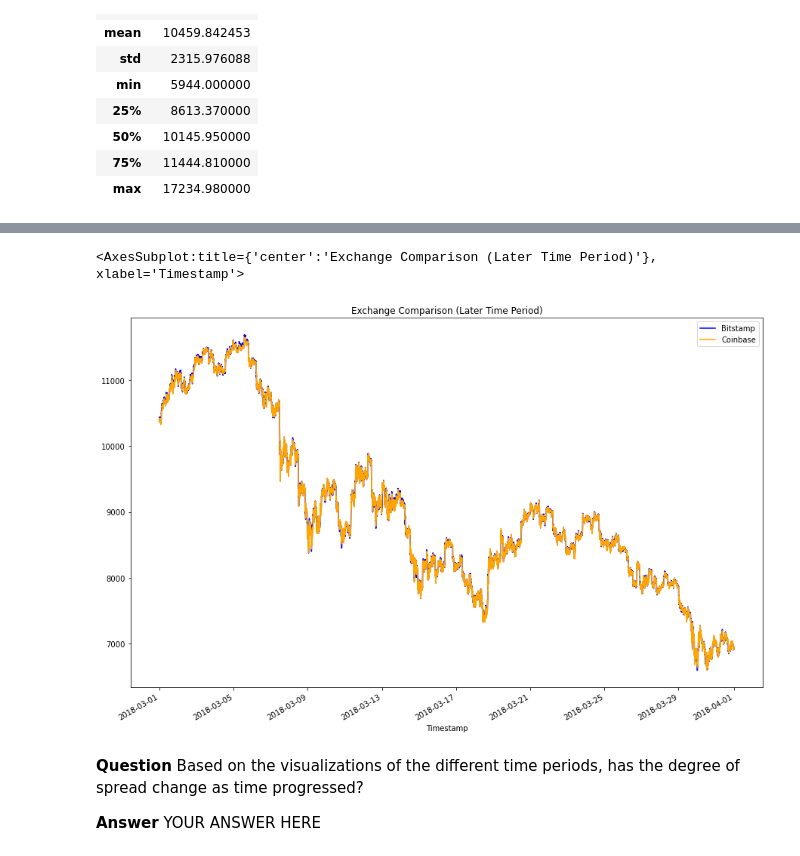
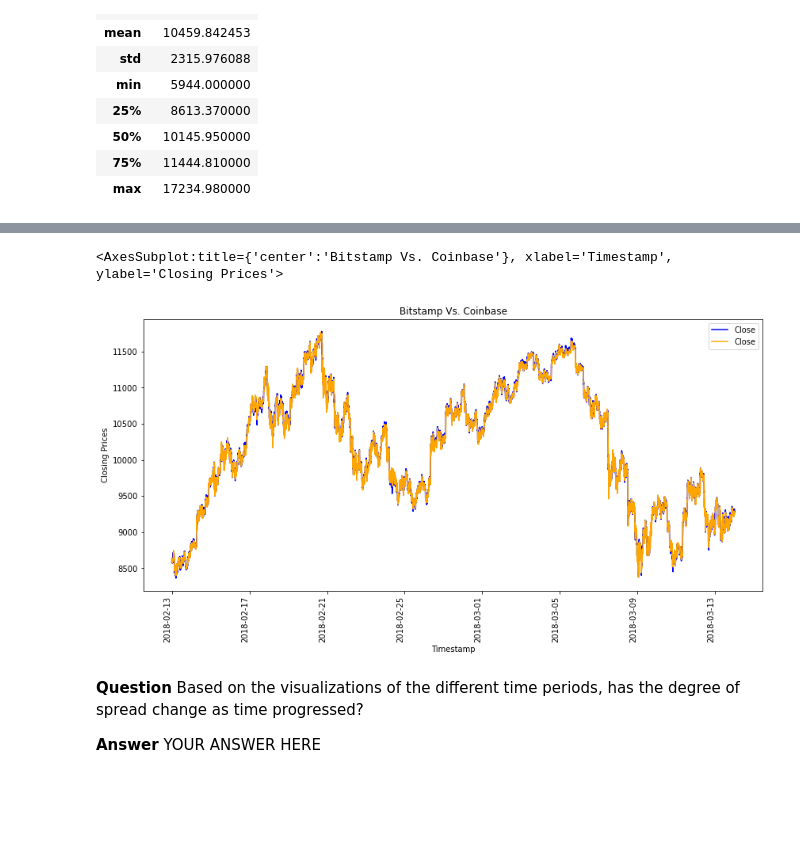
Before and after one commit to avalentini181/Crypto_arbitrage, a Jupyter notebook: Week_3_challenge/Starter_Code/crypto_arbitrage.ipynb, the cells around one changed output, grey strips where cells are left out. Drawn from its saved outputs; the diff is of its cells as text; code cells hidden in the pictures; blank space fills up the shorter version.

```diff
--- a/Week_3_challenge/Starter_Code/crypto_arbitrage.ipynb
+++ b/Week_3_challenge/Starter_Code/crypto_arbitrage.ipynb
@@ -310,11 +317,12 @@ coinbase_sliced.plot()
 # %%
 # Using the loc and plot functions, create an overlay plot that visualizes
 # the price action of both DataFrames for a one month period later in the dataset
 # Be sure to include the parameters: legend, figure size, title, and color and label
-# YOUR CODE HERE
+bitstamp_sliced["Close"].loc["2018-02-13":"2018-03-13"].plot(title= "Bitstamp Vs. Coinbase", legend= True, xlabel="Timestamp", ylabel="Closing Prices", figsize=(14,7), rot=90, color="blue")
+coinbase_sliced["Close"].loc["2018-02-13":"2018-03-13"].plot(title= "Bitstamp Vs. Coinbase", legend= True, xlabel="Timestamp", ylabel="Closing Prices", figsize=(14,7), rot=90, color="orange")
 # %% [output]
-<AxesSubplot:title={'center':'Exchange Comparison (Later Time Period)'}, xlabel='Timestamp'>
+<AxesSubplot:title={'center':'Bitstamp Vs. Coinbase'}, xlabel='Timestamp', ylabel='Closing Prices'>
-[figure, old version]
+[figure, new version]
 # %% [markdown]
 **Question** Based on the visualizations of the different time periods, has the degree of spread change as time progressed?
 
```
Also changed, not shown: parts of 22 cells of this notebook.
